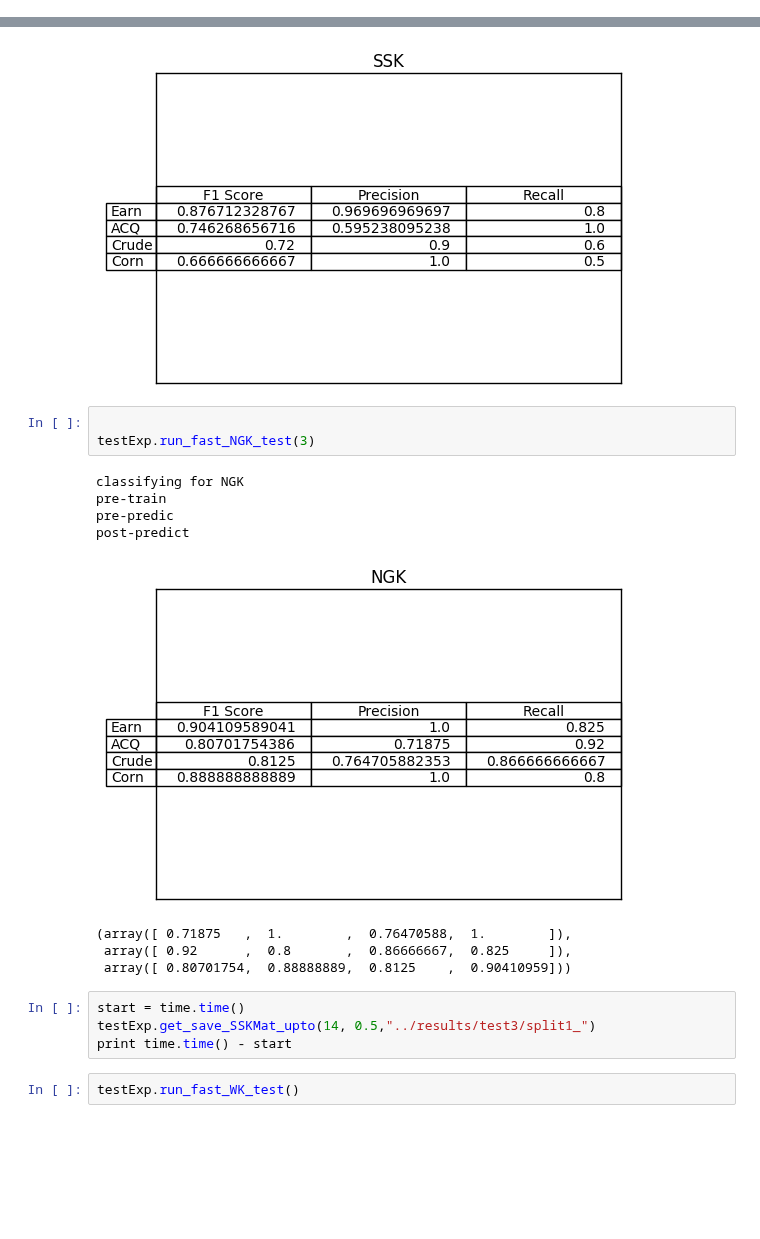
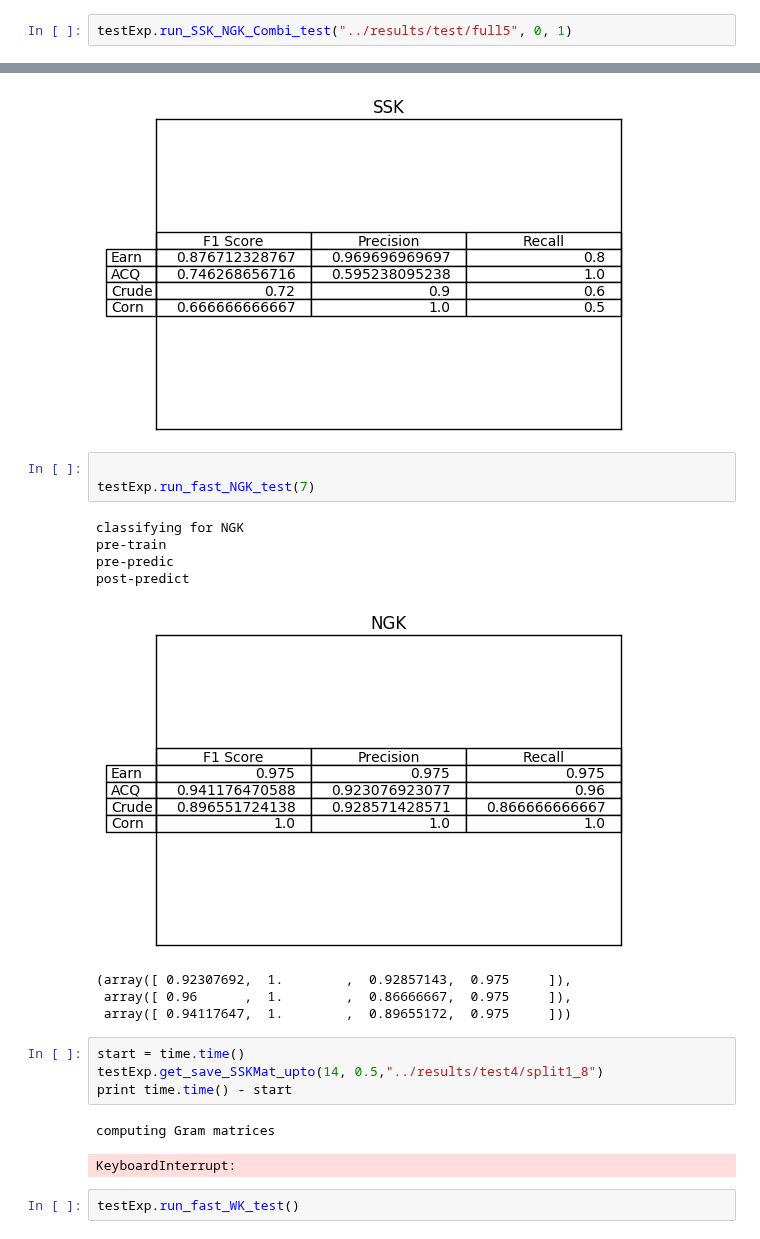
Before and after one commit to fabianschilling/string-kernels, a Jupyter notebook: notebooks/StartExperiment.ipynb, the cells around one changed output, grey strips where cells are left out. Drawn from its saved outputs; the diff is of its cells as text; blank space fills up the shorter version.

```diff
--- a/notebooks/StartExperiment.ipynb
+++ b/notebooks/StartExperiment.ipynb
@@ -13,0 +14,2 @@ done
+# %%
+testExp.run_SSK_NGK_Combi_test("../results/test/full5", 0, 1)
@@ -22,20 +34,23 @@ post-predict
 [figure]
 # %%
 
-testExp.run_fast_NGK_test(3)
+testExp.run_fast_NGK_test(7)
 # %% [output]
 classifying for NGK
 pre-train
 pre-predic
 post-predict
-[figure, old version]
+[figure, new version]
-(array([ 0.71875   ,  1.        ,  0.76470588,  1.        ]),
- array([ 0.92      ,  0.8       ,  0.86666667,  0.825     ]),
- array([ 0.80701754,  0.88888889,  0.8125    ,  0.90410959]))
+(array([ 0.92307692,  1.        ,  0.92857143,  0.975     ]),
+ array([ 0.96      ,  1.        ,  0.86666667,  0.975     ]),
+ array([ 0.94117647,  1.        ,  0.89655172,  0.975     ]))
 # %%
 start = time.time()
-testExp.get_save_SSKMat_upto(14, 0.5,"../results/test3/split1_")
+testExp.get_save_SSKMat_upto(14, 0.5,"../results/test4/split1_8")
 print time.time() - start
+# %% [output]
+computing Gram matrices
+KeyboardInterrupt:
 # %%
 testExp.run_fast_WK_test()
 # %% [output]
```
Also changed, not shown: parts of 3 cells of this notebook, 4 other files.
